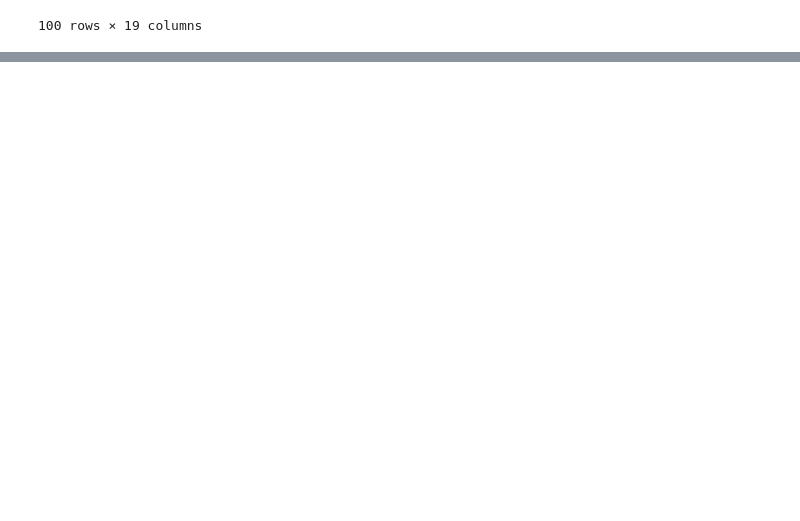
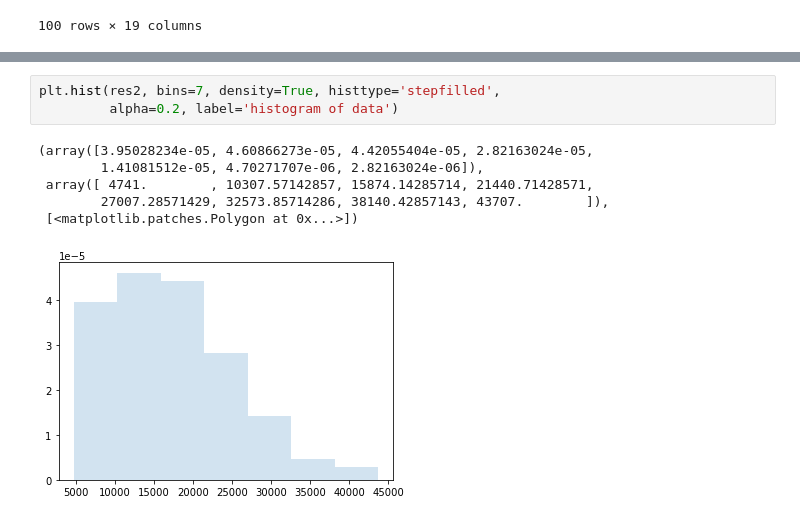
Before and after one commit to addsandwich/2022-msaai-500-final-project, a Jupyter notebook: notebooks/Example-Datawork.ipynb, the cells around one changed output, grey strips where cells are left out. Cells and saved outputs as stored; diff of their text form; blank space fills up the shorter version.

```diff
--- a/notebooks/Example-Datawork.ipynb
+++ b/notebooks/Example-Datawork.ipynb
@@ -231,0 +268,10 @@ Name: Price, dtype: int32
+# %%
+plt.hist(res2, bins=7, density=True, histtype='stepfilled',
+         alpha=0.2, label='histogram of data')
+# %% [output]
+(array([3.95028234e-05, 4.60866273e-05, 4.42055404e-05, 2.82163024e-05,
+        1.41081512e-05, 4.70271707e-06, 2.82163024e-06]),
+ array([ 4741.        , 10307.57142857, 15874.14285714, 21440.71428571,
+        27007.28571429, 32573.85714286, 38140.42857143, 43707.        ]),
+ [<matplotlib.patches.Polygon at 0x...>])
+[figure, added]
```
Also changed, not shown: parts of 6 cells of this notebook.
